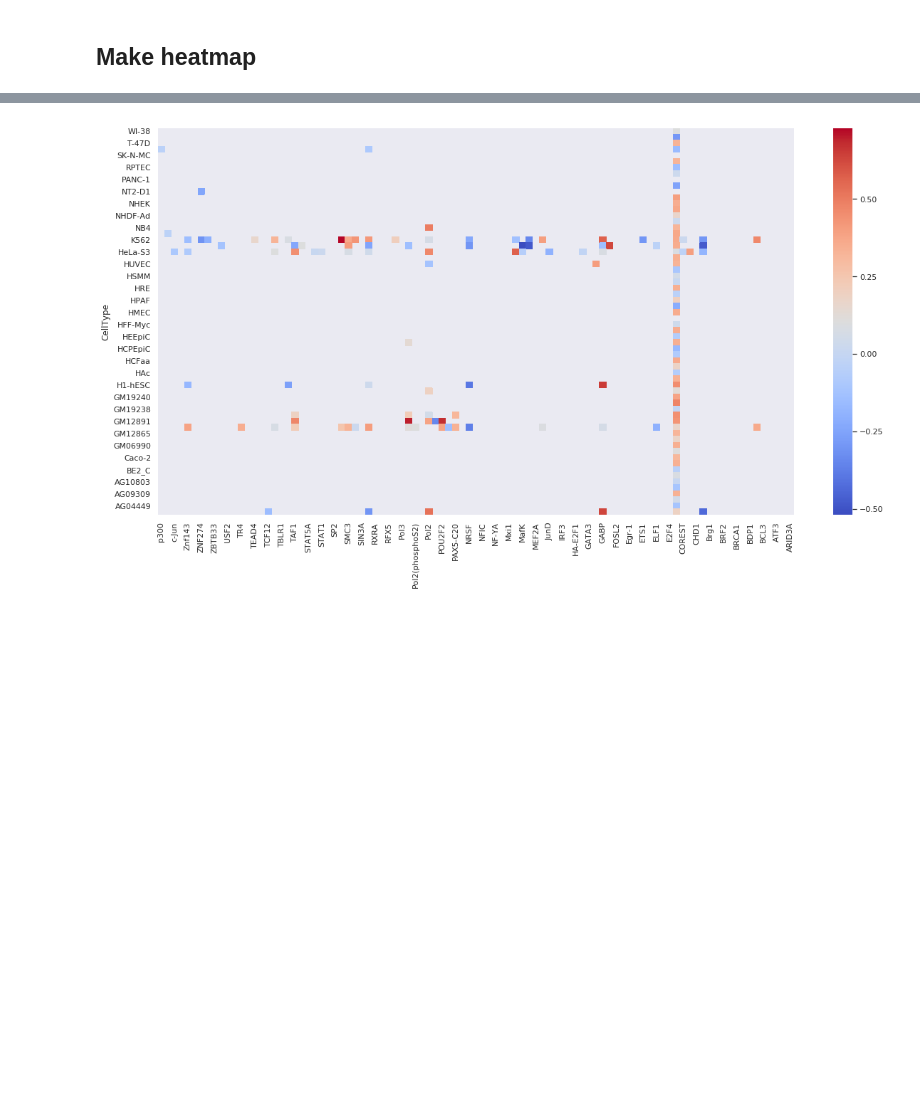
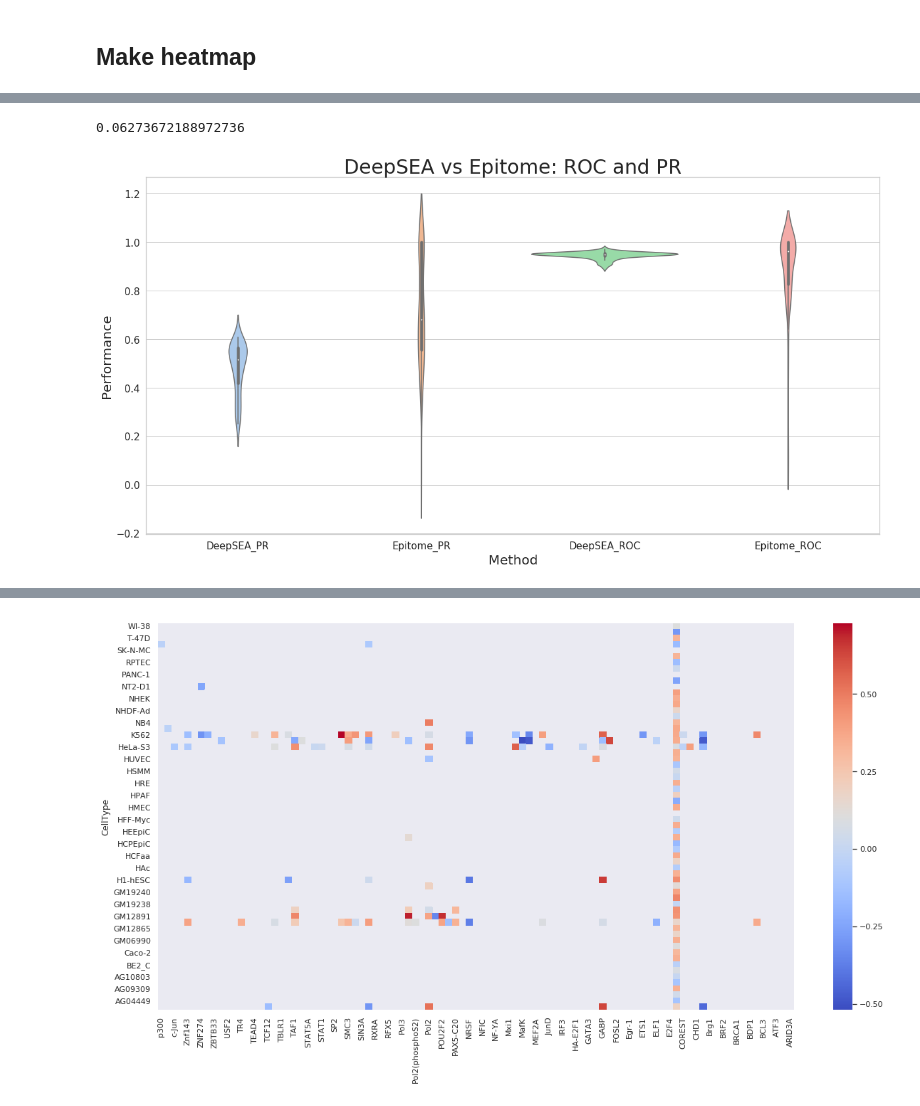
Before and after one commit to YosefLab/epitome, a Jupyter notebook: dnase/Metrics/Compare_Methods.ipynb, the cells around one changed output, grey strips where cells are left out. Drawn from its saved outputs; the diff is of its cells as text; code cells hidden in the pictures; blank space fills up the shorter version.

```diff
--- a/dnase/Metrics/Compare_Methods.ipynb
+++ b/dnase/Metrics/Compare_Methods.ipynb
@@ -120,3 +170,25 @@ c_pr = intersection(c1,c2)
+# %%
+
+df = pd.DataFrame({"DeepSEA_PR": deepsea_pr['PR_Average'],"Epitome_PR": epitome_pr['PR_Average'],
+                  "DeepSEA_ROC": deepsea_auc['AUC_Average_Macro'],"Epitome_ROC": epitome_auc['AUC_Average_Macro']})
+min(df["Epitome_PR"])
+# %% [output]
+0.06273672188972736
+# %%
+
+df = pd.DataFrame({"DeepSEA_PR": deepsea_pr['PR_Average'],"Epitome_PR": epitome_pr['PR_Average'],
+                  "DeepSEA_ROC": deepsea_auc['AUC_Average_Macro'],"Epitome_ROC": epitome_auc['AUC_Average_Macro']})
+df
+melted = pd.melt(df, value_vars=["DeepSEA_PR","Epitome_PR","DeepSEA_ROC","Epitome_ROC"])
+ax = sns.violinplot(x="variable", y="value", data=melted)
+
+ax.axes.set_title("DeepSEA vs Epitome: ROC and PR",fontsize=30)
+ax.set_xlabel("Method",fontsize=20)
+ax.set_ylabel("Performance",fontsize=20)
+ax.tick_params(labelsize=15)
+# sns.plt.show()
+# %% [output]
+[figure, added]
 # %%
 rcParams['figure.figsize'] = 1, 15
 df = pd.DataFrame(deepsea_pr['PR_Average'] - epitome_pr['PR_Average'])
```
Also changed, not shown: parts of 6 cells of this notebook, 9 other files.
